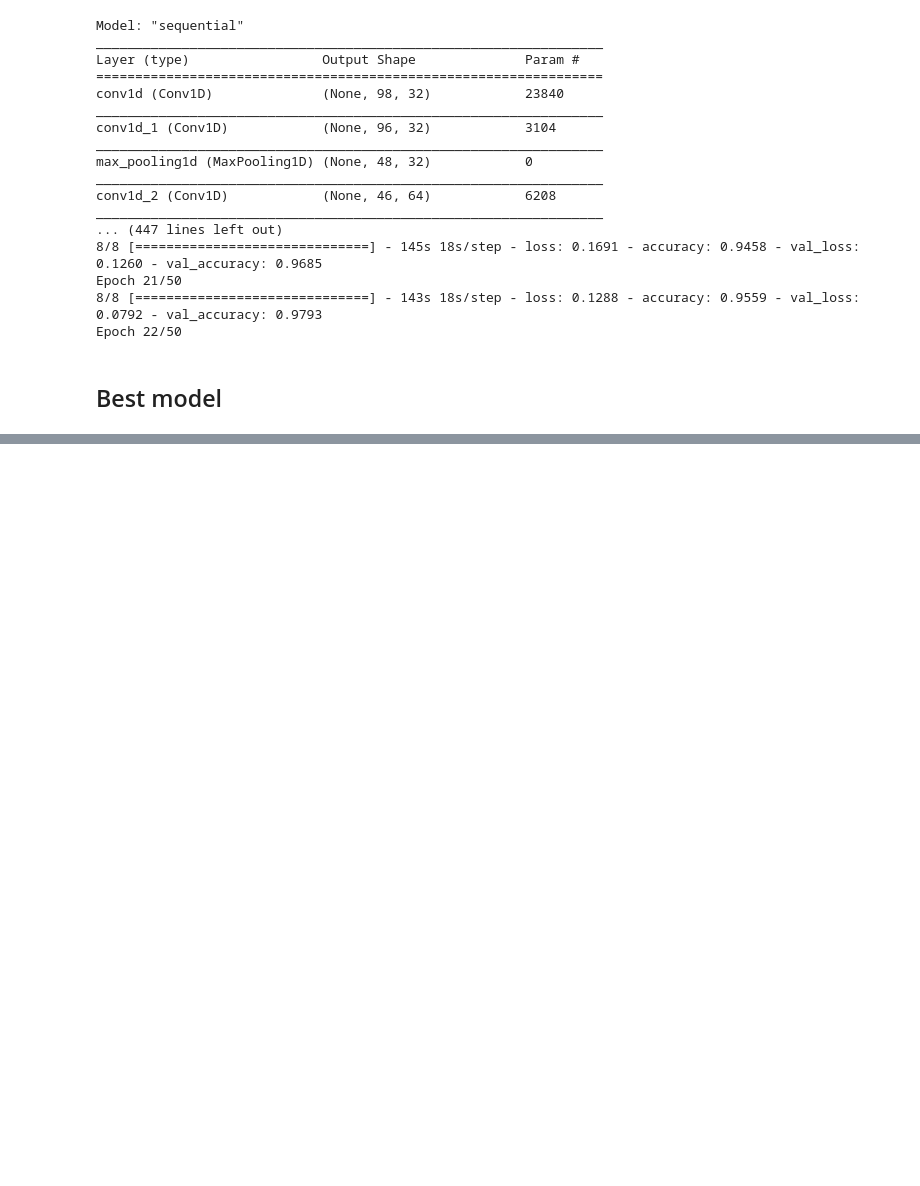
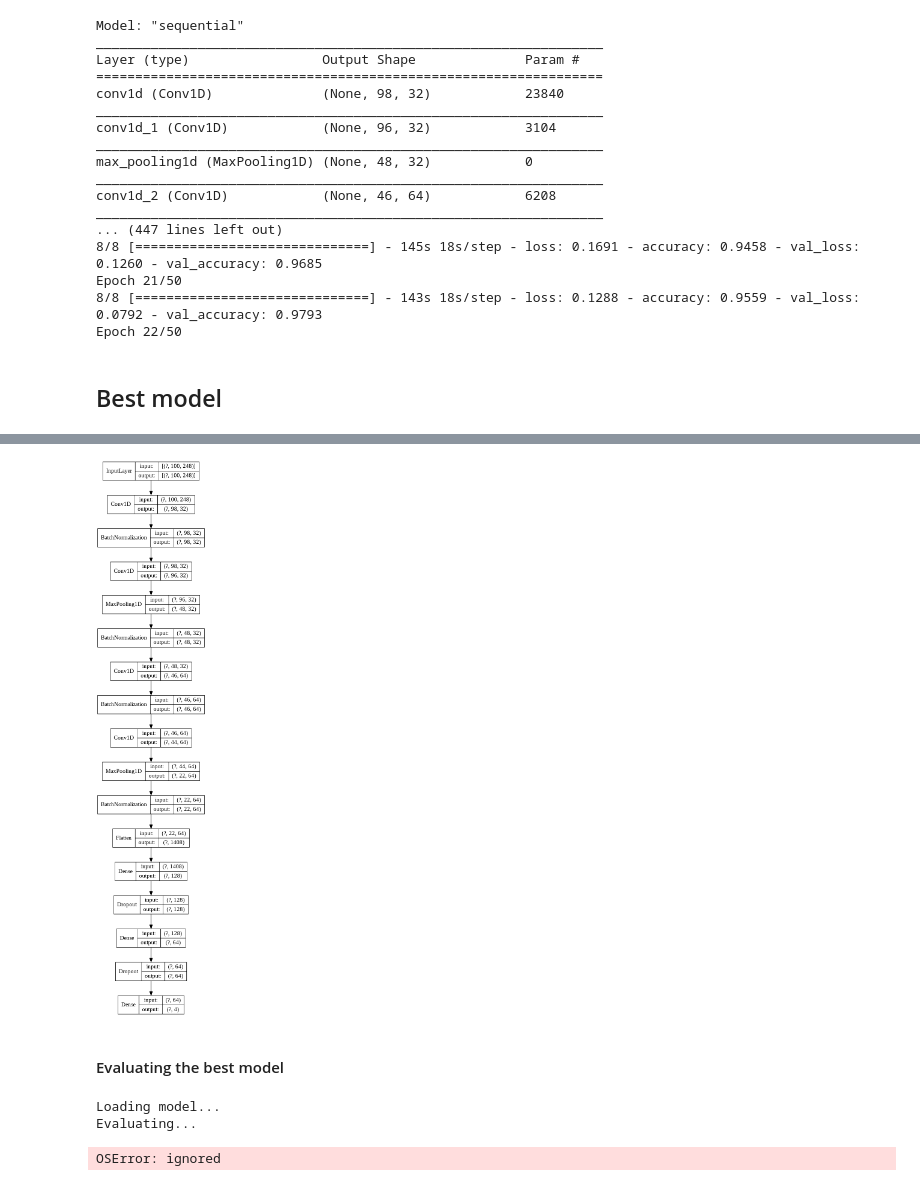
Before and after one commit to cnmy-ro/brain-activity-classification, a Jupyter notebook: Intra_experiments.ipynb, the cells around one changed output, grey strips where cells are left out. Saved outputs shown, nothing was run; the diff lists cells and outputs as text; code cells hidden in the pictures; blank space fills up the shorter version.

```diff
--- a/Intra_experiments.ipynb
+++ b/Intra_experiments.ipynb
@@ -586,7 +619,7 @@ kernel_sizes_best = [3,3,3,3]
 
 initializer_best = 'glorot_normal'
 
-epochs_best = 70
+epochs_best = 50
 
 log_dir_best = "/content/drive/My Drive/DL-final_project/Results/Intra/BestModel/logs/"
 # %%
@@ -621,4 +673,12 @@ best_model.fit(train_generator,
 # %%
 # Save
-print("Saving...")
-model.save("/content/drive/My Drive/DL-final_project/Saved models/best_model_intra.h5")
+#print("Saving...")
+#best_model.save("/content/drive/My Drive/DL-final_project/Saved models/best_model_intra.h5")
+
+# Display the architecture
+tf.keras.utils.plot_model(best_model,
+                          to_file='/content/drive/My Drive/DL-final_project/Results/Intra/BestModel/bestmodel_arch.png',
+                          show_shapes=True, show_layer_names=False,
+                          rankdir='TB', expand_nested=False, dpi=96)
+# %% [output]
+[figure, added]
@@ -634,0 +685,65 @@ model.evaluate(test_generator)
+# %% [markdown]
+#### Evaluating the best model
+# %%
+import sklearn.metrics as metrics
+import matplotlib.pyplot as plt
+import seaborn as sn
+
+# Load model
+print("Loading model...")
+best_model = tf.keras.models.load_model("/content/drive/My Drive/DL-final_project/Saved models/best_model_intra.h5")
+
+print("Evaluating...")
+test_gen = test_generator(test_data_dir,
+                                downsampling_factor=DOWNSAMPLING_FACTOR,
+                                window_size=WINDOW_SIZE,
+                                window_shift=WINDOW_SHIFT,
+                                maxs_array=maxs_array,
+                                mins_array=mins_array)
+
+best_model.evaluate(test_gen,
+                    steps=2)
+
+test_gen = test_generator(test_data_dir,
+                                downsampling_factor=DOWNSAMPLING_FACTOR,
+                                window_size=WINDOW_SIZE,
+                                window_shift=WINDOW_SHIFT,
+                                maxs_array=maxs_array,
+                                mins_array=mins_array)
+
+Y_test_true = []
+Y_test_pred = []
+for i in range(2):
+  X_test, Y_test = next(test_gen)
+  Y_pred = best_model.predict(X_test)
+  Y_pred = np.argmax(Y_pred, axis=1)
+
+  Y_test_true.extend(Y_test.tolist())
+  Y_test_pred.extend(Y_pred.tolist())
+
+Y_test_true = np.array(Y_test_true)
+Y_test_pred = np.array(Y_test_pred)
+
+accuracy = np.mean(np.equal(Y_test_true,Y_test_pred))
+print("Accuracy:", accuracy)
+
+confusion_matrix = metrics.confusion_matrix(Y_test_true, Y_test_pred)
+
+fig, ax= plt.subplots()
+fig.set_size_inches(0.7*18.5, 0.8*10.5)
+fig.set_dpi(200)
+sn.heatmap(confusion_matrix/np.sum(confusion_matrix), annot=True,
+            fmt='.2%', cmap='gist_heat')
+ax.set_xlabel('Predicted labels')
+ax.set_ylabel('True labels')
+ax.set_title('Confusion Matrix')
+
+labels = ["Rest", "Motor", "Story, math", "Working memory"]
+ax.xaxis.set_ticklabels(labels)
+ax.yaxis.set_ticklabels(labels)
+
+fig.savefig("/content/drive/My Drive/DL-final_project/Results/Intra/BestModel/bestModel_CM.png")
+# %% [output]
+Loading model...
+Evaluating...
+OSError: ignored
```
Also changed, not shown: parts of 8 cells of this notebook, 30 other files.
